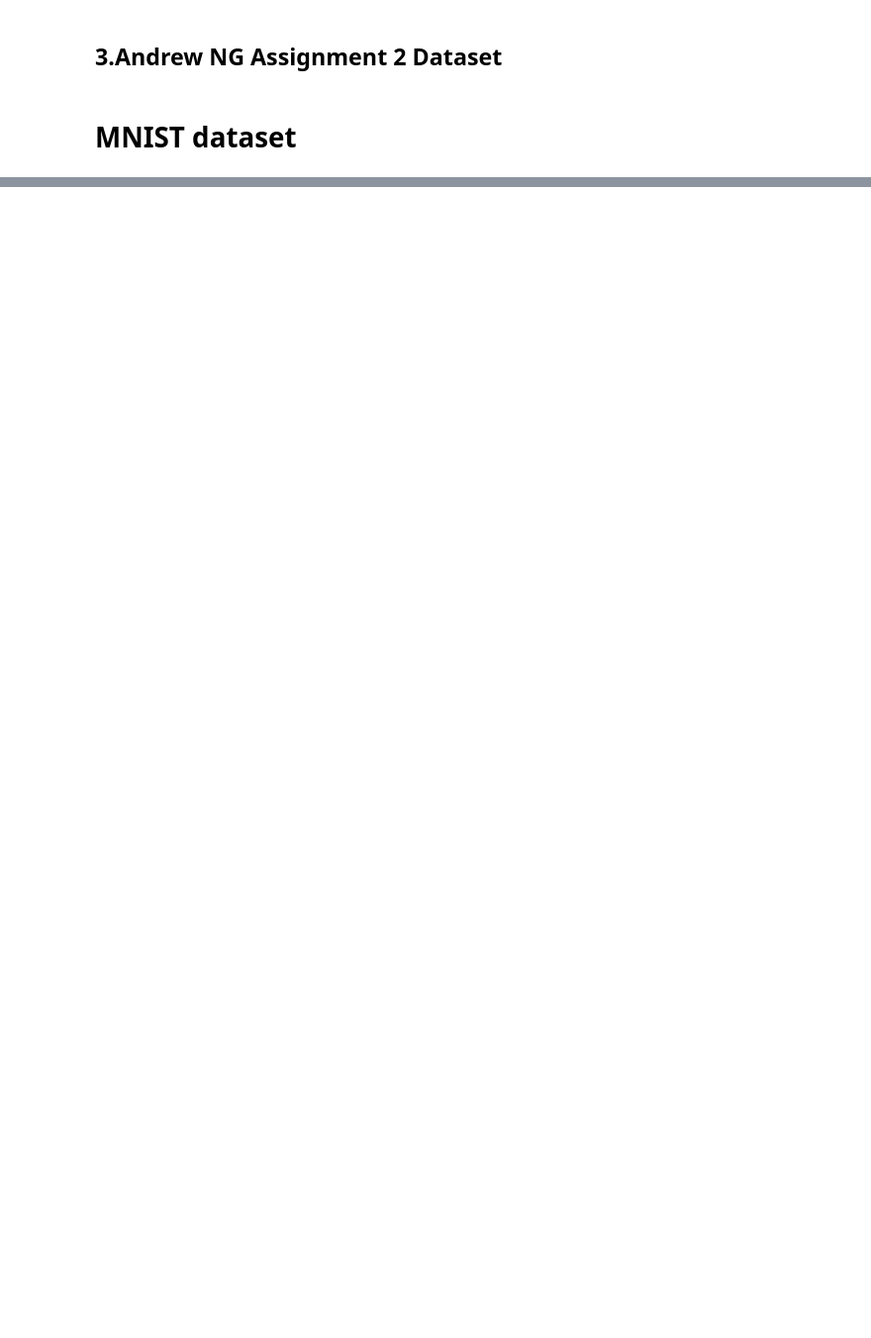
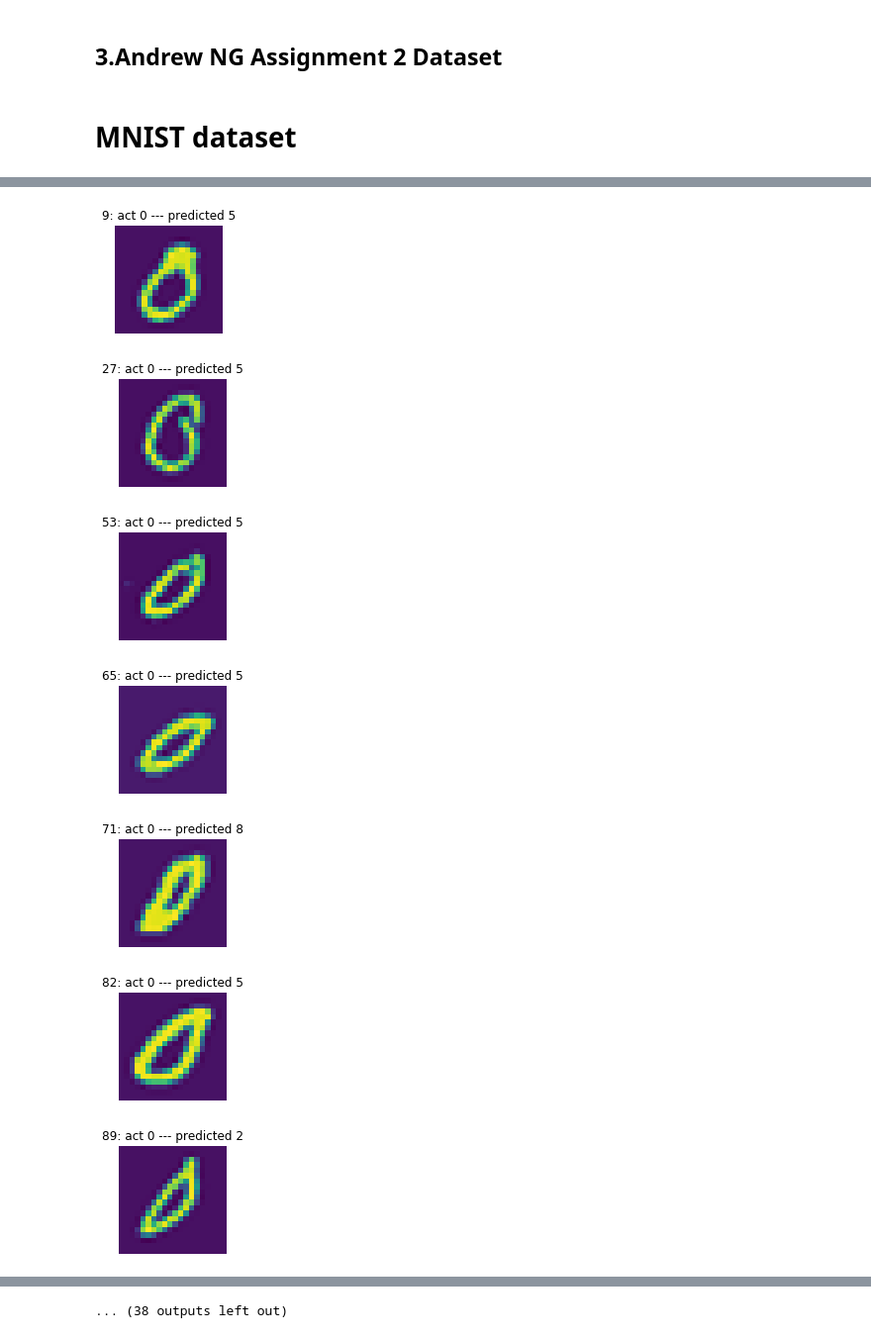
Before and after one commit to mcagriardic/Andrew-NG-Coursera, a Jupyter notebook: ex4/NeuralNetwork_class.ipynb, the cells around one changed output, grey strips where cells are left out. Shown at 99% size. Drawn from its saved outputs; the diff is of its cells as text; code cells hidden in the pictures; blank space fills up the shorter version.

```diff
--- a/ex4/NeuralNetwork_class.ipynb
+++ b/ex4/NeuralNetwork_class.ipynb
@@ -661,0 +707,15 @@ ax.axis('off');
+# %%
+model = NeuralNetwork(
+    (X.shape[0], 'relu'),
+    [(25,'relu'), (4,'softmax')],
+    Y.shape[0],
+    batch_size=50,
+    optimizer={
+        "method": "RMSP",
+        "beta": 0.9
+                },
+    epoch=100,
+    alpha=0.001
+)
+
+model.fit(X,Y)
@@ -690,7 +820,22 @@ print(models["model_10"])
 # %%
-for index, (act, predicted) in enumerate(zip(np.argmax(Y,axis=0), models["model_9"].predict(X))):
-    if act != predicted:
-        fig, ax = plt.subplots(figsize = (2,2))
-        ax.set_title("%s: act %s --- predicted %s" %(index, act, predicted))
-        ax.imshow(X[:, index].reshape(-1,20).T)
-        ax.axis('off');
+def display_miss_clasifications(model, digits_to_display):
+    count = 0
+    for index, (act, predicted) in enumerate(zip(np.argmax(Y,axis=0), model.predict(X))):
+        if act != predicted:
+            fig, ax = plt.subplots(figsize = (2,2))
+            ax.set_title("%s: act %s --- predicted %s" %(index, act, predicted))
+            ax.imshow(X[:, index].reshape(-1,20).T)
+            ax.axis('off');
+            count += 1
+        if count == digits_to_display:
+            break
+# %%
+display_miss_clasifications(model, 50)
+# %% [output]
+[figure, added]
+[figure, added]
+[figure, added]
+[figure, added]
+[figure, added]
+[figure, added]
+[figure, added]
@@ -696,0 +847 @@ for index, (act, predicted) in enumerate(zip(np.argmax(Y,axis=0), models["model_
+... (38 outputs left out)
```
Also changed, not shown: parts of 26 cells of this notebook, 1 other file.
